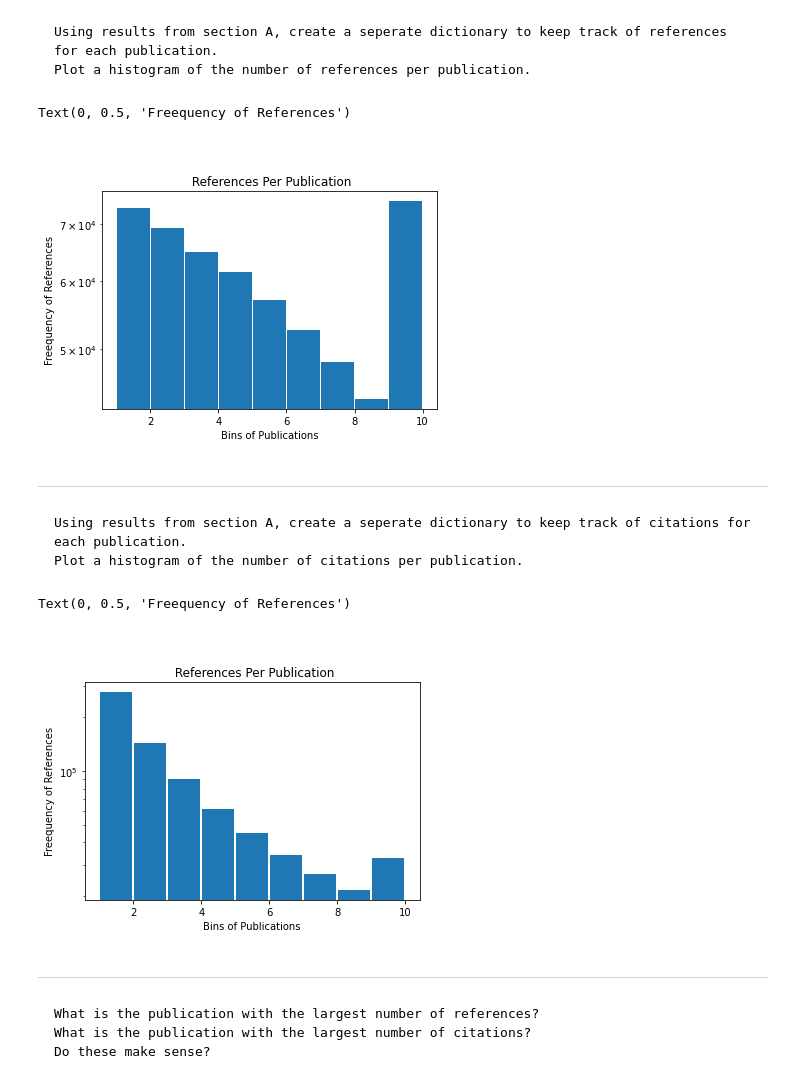
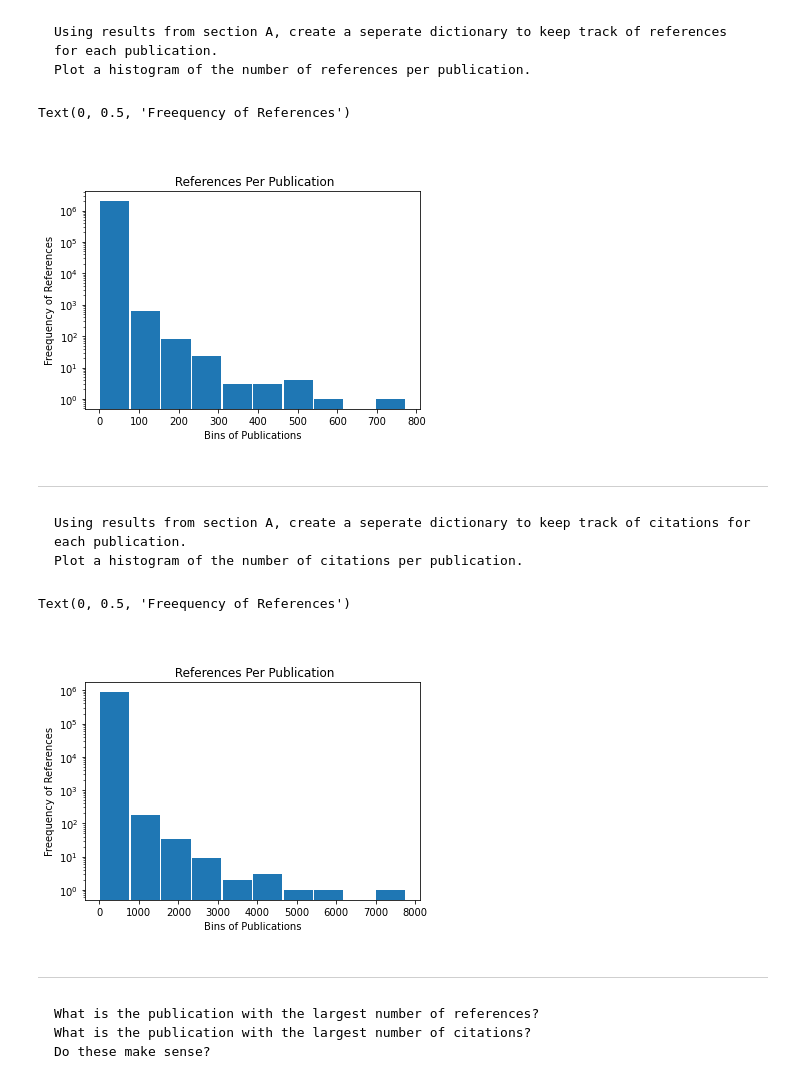
Before and after one commit to linyu3294/cs6220-data-minning-hw, a Jupyter notebook: cs6220_hw1.ipynb, the cells around one changed output. Drawn from its saved outputs; the diff is of its cells as text; code cells hidden in the pictures.

````diff
--- a/cs6220_hw1.ipynb
+++ b/cs6220_hw1.ipynb
@@ -376,23 +378,23 @@ Plot a histogram of the number of references per publication.
 # %%
 import matplotlib.pyplot as plt
 import numpy as np
 
 refs_per_pub_dict = {}
 
 for pub_id in features.keys():
   refs_per_pub_dict [pub_id] = len(features.get(pub_id,[])[3])
 
 refs_per_pub_list = list(refs_per_pub_dict.values())
 refs_per_pub_array = np.array(refs_per_pub_list)
 
-plt.hist(refs_per_pub_array, [1,2,3,4,5,6,7,8,9,10], rwidth = 0.95)
+plt.hist(refs_per_pub_array, rwidth = 0.95)
 plt.title ('\n\n References Per Publication')
 plt.xlabel('Bins of Publications')
 plt.yscale('log')
 plt.ylabel('Freequency of References')
 # %% [output]
 Text(0, 0.5, 'Freequency of References')
-[figure, old version]
+[figure, new version]
 # %% [markdown]
 ---
 ```
@@ -414,14 +416,14 @@ for vals in features.values():
 citations_per_pub_list = list(citations_per_pub_dict.values())
 citations_per_pub_array = np.array(citations_per_pub_list)
 
-plt.hist(citations_per_pub_array, [1,2,3,4,5,6,7,8,9,10], rwidth = 0.95)
+plt.hist(citations_per_pub_array, rwidth = 0.95)
 plt.title ('\n\n References Per Publication')
 plt.xlabel('Bins of Publications')
 plt.yscale('log')
 plt.ylabel('Freequency of References')
 # %% [output]
 Text(0, 0.5, 'Freequency of References')
-[figure, old version]
+[figure, new version]
 # %% [markdown]
 ---
 ```
````
Also changed, not shown: parts of 9 cells of this notebook.
